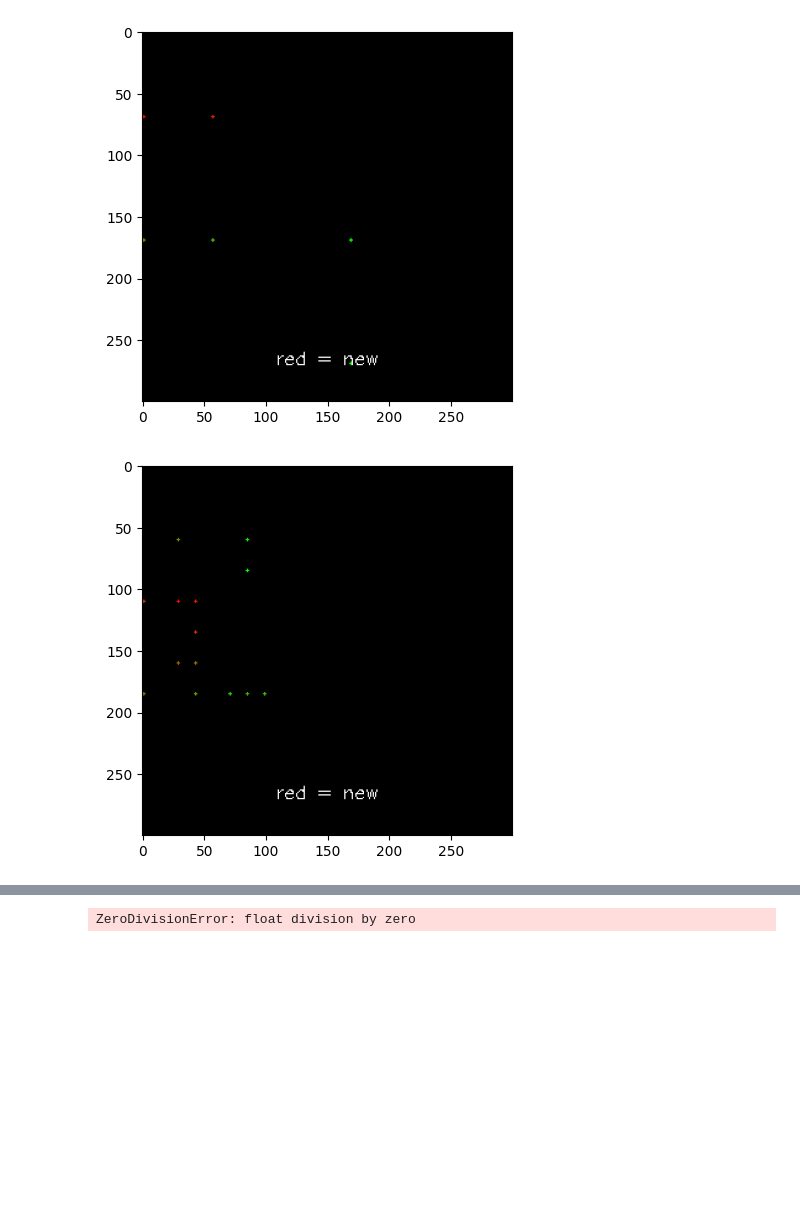
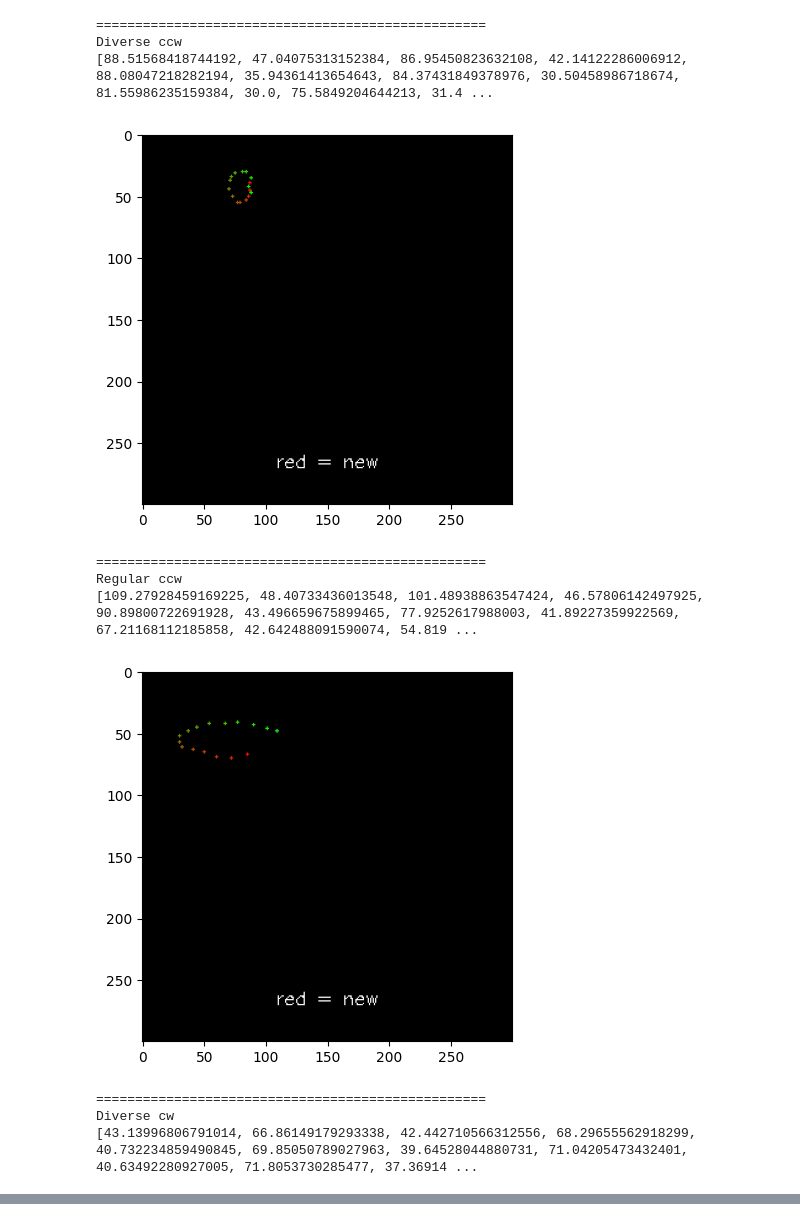
Before and after one commit to matthewmiglio/kinivi_gesture_train, a Jupyter notebook: train-point-history-classifier/isolated_gesture_sets/_point_history_viewer.ipynb, the cells around one changed output, grey strips where cells are left out. Saved outputs shown, nothing was run; the diff lists cells and outputs as text; code cells hidden in the pictures; blank space fills up the shorter version.

```diff
--- a/train-point-history-classifier/isolated_gesture_sets/_point_history_viewer.ipynb
+++ b/train-point-history-classifier/isolated_gesture_sets/_point_history_viewer.ipynb
@@ -75,14 +70,42 @@ def draw_points_on_canvas(points):
     plt.show()
 
 
-def show_random_datum(csv_path):
+def show_random_datum(csv_path,label):
+    print('='*50)
+    print(label)
     points = get_random_point_list_from_csv(csv_path)
     draw_points_on_canvas(points)
 # %%
-target_csv = r"synthetic_stop_0.csv"
-target_csv = r'point_history_big3cut_0_still_pointer_cut_to_1000_.csv'
-for i in range(10):
-    show_random_datum(target_csv)
+csv2label = {
+    r"C:\my_files\code\kinivi_gesture_train\train-point-history-classifier\isolated_gesture_sets\diverse_synthetic_ccw_2.csv": "Diverse ccw",
+    r"C:\my_files\code\kinivi_gesture_train\train-point-history-classifier\isolated_gesture_sets\synthetic_ccw_2.csv": "Regular ccw",
+    r"C:\my_files\code\kinivi_gesture_train\train-point-history-classifier\isolated_gesture_sets\diverse_synthetic_cw_1.csv": "Diverse cw",
+    r"C:\my_files\code\kinivi_gesture_train\train-point-history-classifier\isolated_gesture_sets\synthetic_cw_1.csv": "Regular cw",
+    r"C:\my_files\code\kinivi_gesture_train\train-point-history-classifier\isolated_gesture_sets\diverse_synthetic_downswipe_4.csv": "Diverse down",
+    r"C:\my_files\code\kinivi_gesture_train\train-point-history-classifier\isolated_gesture_sets\synthetic_downswipe_4.csv": "Regular down",
+    r"C:\my_files\code\kinivi_gesture_train\train-point-history-classifier\isolated_gesture_sets\diverse_synthetic_leftswipe_6.csv": "Diverse left",
+    r"C:\my_files\code\kinivi_gesture_train\train-point-history-classifier\isolated_gesture_sets\synthetic_leftswipe_6.csv": "Regular left",
+    r"C:\my_files\code\kinivi_gesture_train\train-point-history-classifier\isolated_gesture_sets\synthetic_stop_0.csv": "Regular stop",
+    r"C:\my_files\code\kinivi_gesture_train\train-point-history-classifier\isolated_gesture_sets\diverse_synthetic_stop_0.csv": "Diverse stop",
+    r"C:\my_files\code\kinivi_gesture_train\train-point-history-classifier\isolated_gesture_sets\diverse_synthetic_upswipe_5.csv": "Diverse up",
+    r"C:\my_files\code\kinivi_gesture_train\train-point-history-classifier\isolated_gesture_sets\diverse_synthetic_erratic_3.csv": "Diverse erratic",
+    r"C:\my_files\code\kinivi_gesture_train\train-point-history-classifier\isolated_gesture_sets\synthetic_erratic_3.csv": "Regular erratic",
+    r"C:\my_files\code\kinivi_gesture_train\train-point-history-classifier\isolated_gesture_sets\synthetic_rightswipe_7.csv": "Regular right",
+    r"C:\my_files\code\kinivi_gesture_train\train-point-history-classifier\isolated_gesture_sets\diverse_synthetic_rightswipe_7.csv": "Diverse right",
+    r"C:\my_files\code\kinivi_gesture_train\train-point-history-classifier\isolated_gesture_sets\synthetic_upswipe_5.csv": "Regular up",
+}
+
+for csv_path, label in csv2label.items():
+    show_random_datum(csv_path, label)
 # %% [output]
+==================================================
+Diverse ccw
+[88.51568418744192, 47.04075313152384, 86.95450823632108, 42.14122286006912, 88.08047218282194, 35.94361413654643, 84.37431849378976, 30.50458986718674, 81.55986235159384, 30.0, 75.5849204644213, 31.4 ...
-[figure, old version]
+[figure, new version]
+==================================================
+Regular ccw
+[109.27928459169225, 48.40733436013548, 101.48938863547424, 46.57806142497925, 90.89800722691928, 43.496659675899465, 77.9252617988003, 41.89227359922569, 67.21168112185858, 42.642488091590074, 54.819 ...
-[figure, old version]
+[figure, new version]
+==================================================
+Diverse cw
+[43.13996806791014, 66.86149179293338, 42.442710566312556, 68.29655562918299, 40.732234859490845, 69.85050789027963, 39.64528044880731, 71.04205473432401, 40.63492280927005, 71.8053730285477, 37.36914 ...
@@ -92 +120,0 @@ for i in range(10):
-ZeroDivisionError: float division by zero
```
Also changed, not shown: parts of 2 cells of this notebook, 4 other files.
